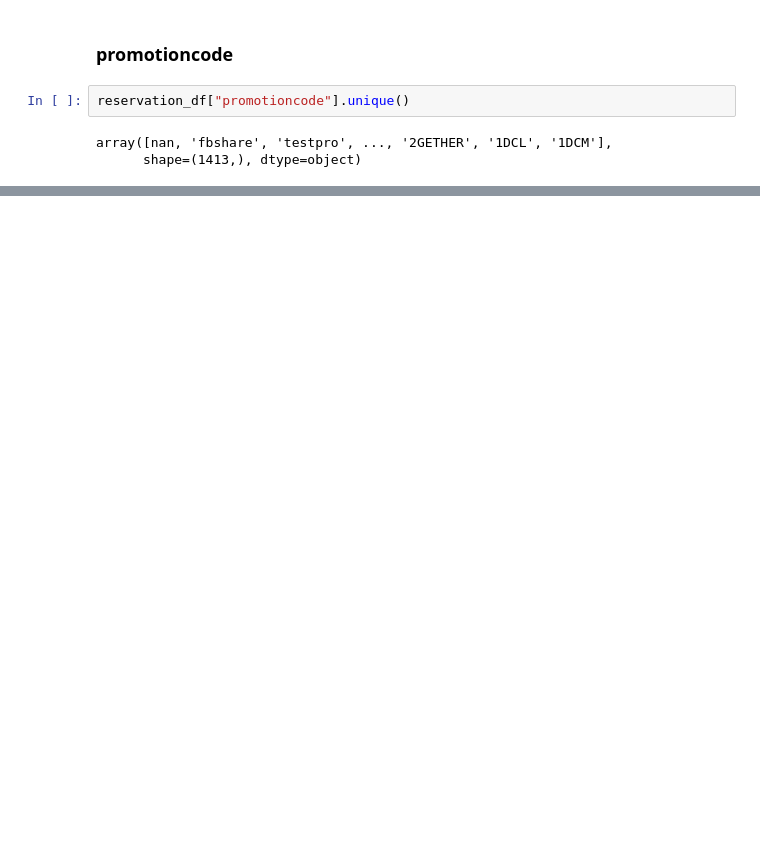
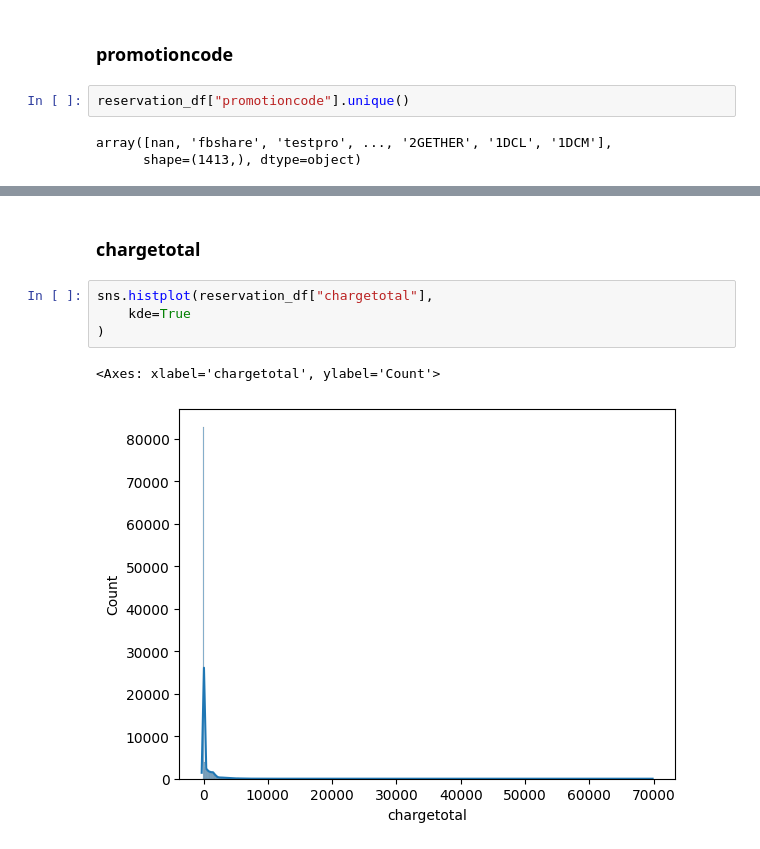
Before and after one commit to supawitlearn/customer-churn-prediction, a Jupyter notebook: research/EDA.ipynb, the cells around one changed output, grey strips where cells are left out. Cells and saved outputs as stored; diff of their text form; blank space fills up the shorter version.

```diff
--- a/research/EDA.ipynb
+++ b/research/EDA.ipynb
@@ -2047,0 +2079,9 @@ array([nan, 'fbshare', 'testpro', ..., '2GETHER', '1DCL', '1DCM'],
+# %% [markdown]
+### chargetotal
+# %%
+sns.histplot(reservation_df["chargetotal"],
+    kde=True
+)
+# %% [output]
+<Axes: xlabel='chargetotal', ylabel='Count'>
+[figure, added]
```
Also changed, not shown: parts of 22 cells of this notebook, 5 other files.
